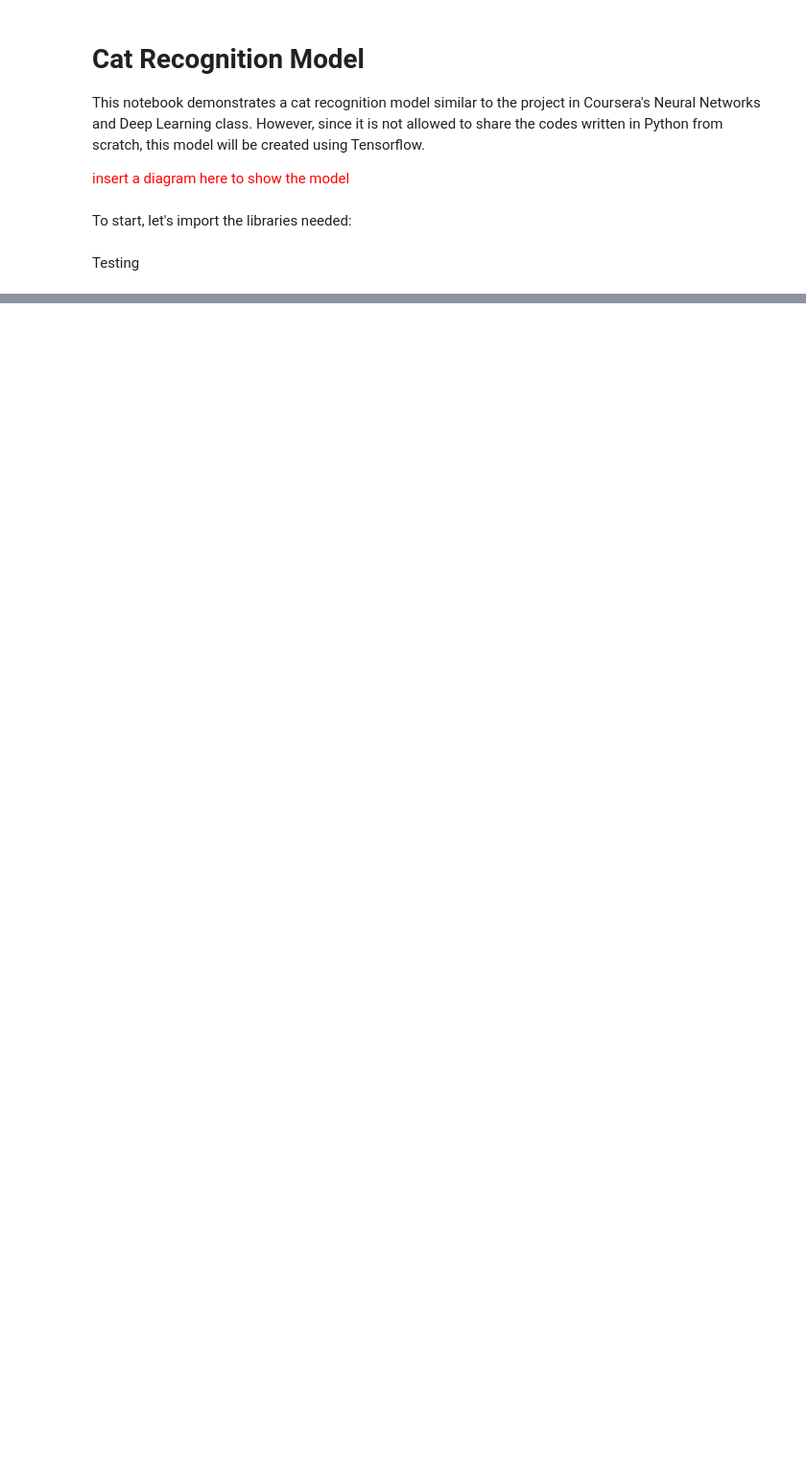
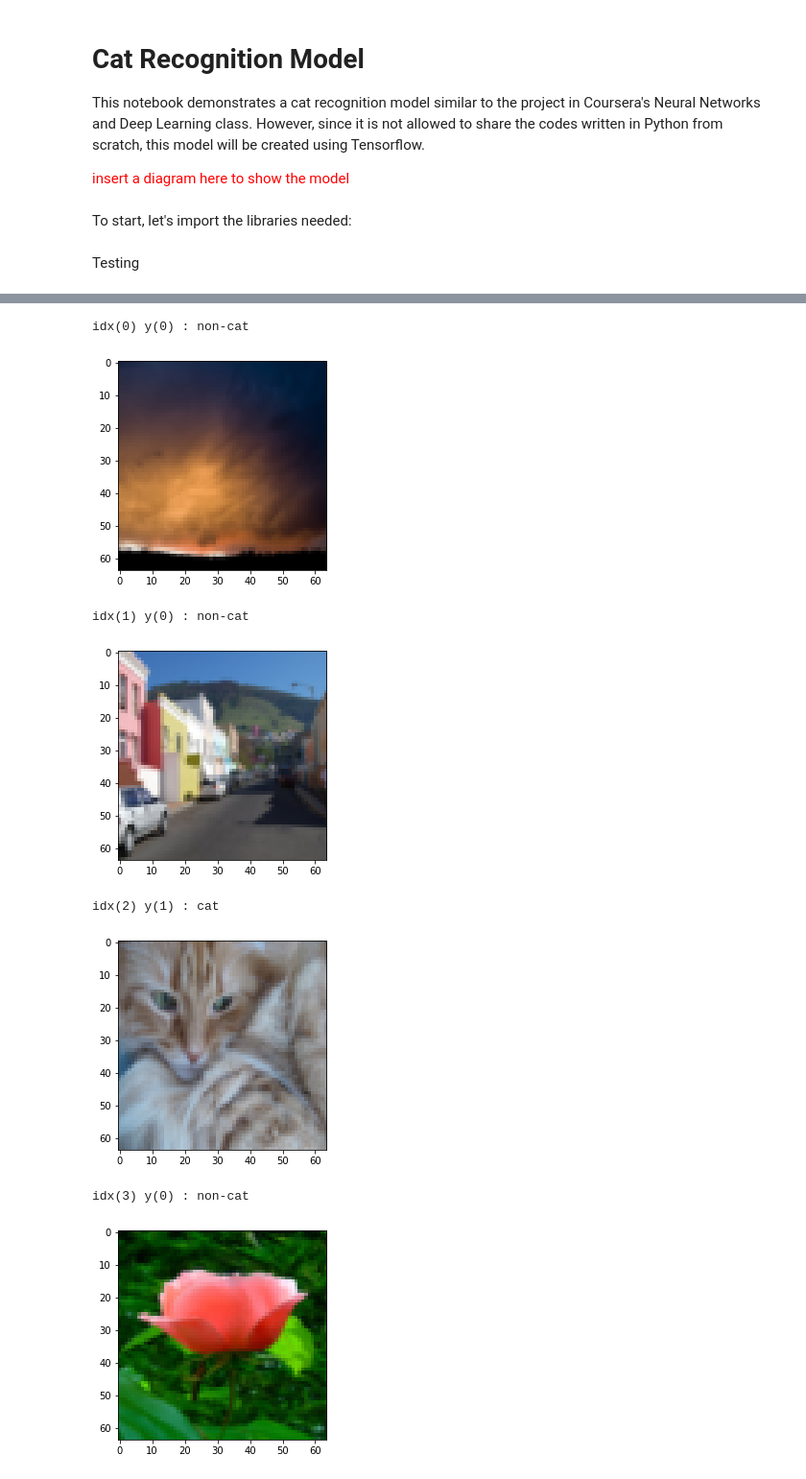
Before and after one commit to marc-ocampo/cAIt-sith, a Jupyter notebook: pus-AI.ipynb, the cells around one changed output, grey strips where cells are left out. Shown at 96% size. Drawn from its saved outputs; the diff is of its cells as text; code cells hidden in the pictures; blank space fills up the shorter version.

Commit message:
preliminary loading of dataset which is not yet sure if compatible with Tensorflow2

```diff
--- a/pus-AI.ipynb
+++ b/pus-AI.ipynb
@@ -24,0 +23,17 @@ tf.Tensor(36, shape=(), dtype=int32)
+# %%
+import numpy as np
+import h5py
+import matplotlib.pyplot as plt
+
+train_dataset = h5py.File('datasets/train_catvnoncat.h5', "r")
+train_set_x_orig = np.array(train_dataset["train_set_x"][:]) # training images
+train_set_y_orig = np.array(train_dataset["train_set_y"][:]) # training labels (cat or not a cat)
+
+test_dataset = h5py.File('datasets/test_catvnoncat.h5', "r")
+test_set_x_orig = np.array(test_dataset["test_set_x"][:]) # test images
+test_set_y_orig = np.array(test_dataset["test_set_y"][:]) # test labels (cat or not a cat)
+
+classes = np.array(test_dataset["list_classes"][:]) # the list of classes
+
+train_set_y_orig = train_set_y_orig.reshape((1, train_set_y_orig.shape[0]))
+test_set_y_orig = test_set_y_orig.reshape((1, test_set_y_orig.shape[0]))
@@ -24,0 +42,14 @@ tf.Tensor(36, shape=(), dtype=int32)
+# %%
+for index in range(len(train_set_x_orig)):
+    plt.imshow(train_set_x_orig[index])
+    print("idx(" + str(index) +") y("+str(train_set_y_orig[0,index])+") : " + str(classes[train_set_y_orig[0,index]].decode("utf-8")))
+    plt.show()
+# %% [output]
+idx(0) y(0) : non-cat
+[figure, added]
+idx(1) y(0) : non-cat
+[figure, added]
+idx(2) y(1) : cat
+[figure, added]
+idx(3) y(0) : non-cat
+[figure, added]
```
Also changed, not shown: parts of 7 cells of this notebook, 2 other files.
